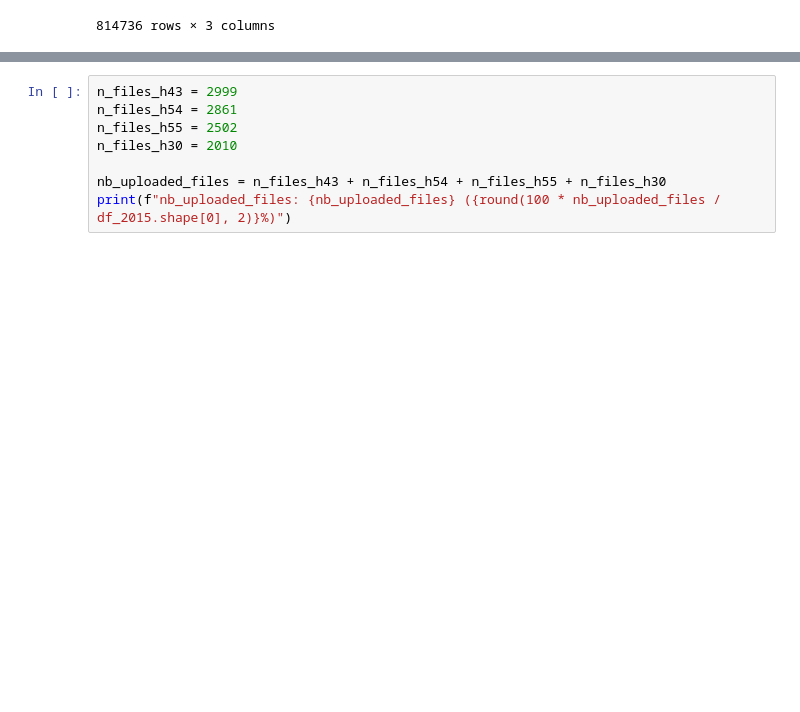
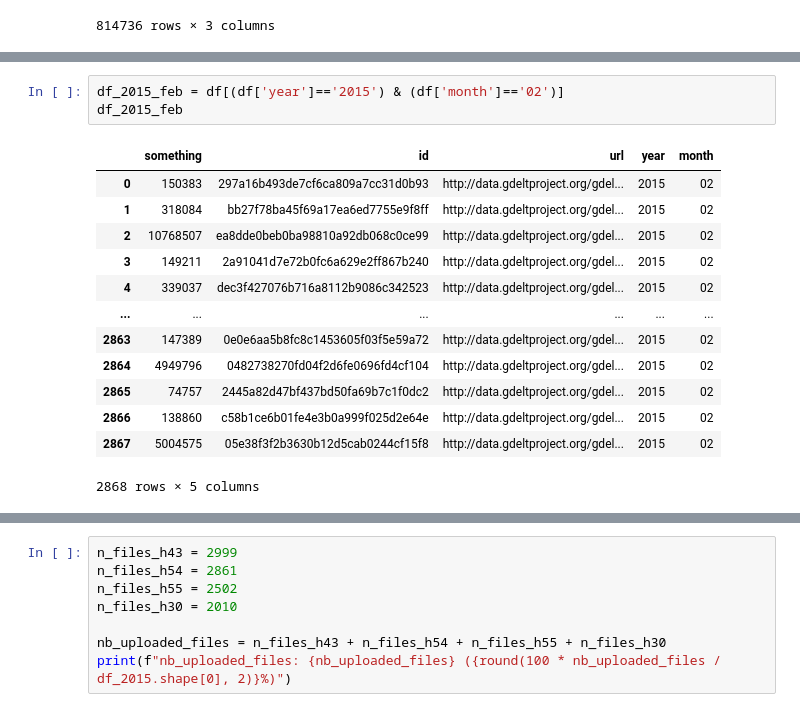
Before and after one commit to lbrejon/GDELT, a Jupyter notebook: notebooks/main.ipynb, the cells around one changed output, grey strips where cells are left out. Drawn from its saved outputs; the diff is of its cells as text; blank space fills up the shorter version.

```diff
--- a/notebooks/main.ipynb
+++ b/notebooks/main.ipynb
@@ -79,3 +84,20 @@ df
+# %%
+df_2015_feb = df[(df['year']=='2015') & (df['month']=='02')]
+df_2015_feb
+# %% [output]
+|  | something | id | url | year | month |
+| 0 | 150383 | 297a16b493de7cf6ca809a7cc31d0b93 | http://data.gdeltproject.org/gdel... | 2015 | 02 |
+| 1 | 318084 | bb27f78ba45f69a17ea6ed7755e9f8ff | http://data.gdeltproject.org/gdel... | 2015 | 02 |
+| 2 | 10768507 | ea8dde0beb0ba98810a92db068c0ce99 | http://data.gdeltproject.org/gdel... | 2015 | 02 |
+| 3 | 149211 | 2a91041d7e72b0fc6a629e2ff867b240 | http://data.gdeltproject.org/gdel... | 2015 | 02 |
+| 4 | 339037 | dec3f427076b716a8112b9086c342523 | http://data.gdeltproject.org/gdel... | 2015 | 02 |
+| ... | ... | ... | ... | ... | ... |
+| 2863 | 147389 | 0e0e6aa5b8fc8c1453605f03f5e59a72 | http://data.gdeltproject.org/gdel... | 2015 | 02 |
+| 2864 | 4949796 | 0482738270fd04f2d6fe0696fd4cf104 | http://data.gdeltproject.org/gdel... | 2015 | 02 |
+| 2865 | 74757 | 2445a82d47bf437bd50fa69b7c1f0dc2 | http://data.gdeltproject.org/gdel... | 2015 | 02 |
+| 2866 | 138860 | c58b1ce6b01fe4e3b0a999f025d2e64e | http://data.gdeltproject.org/gdel... | 2015 | 02 |
+| 2867 | 5004575 | 05e38f3f2b3630b12d5cab0244cf15f8 | http://data.gdeltproject.org/gdel... | 2015 | 02 |
+2868 rows × 5 columns
 # %%
 df_2015 = df[df['year']=='2015']
 print(df_2015.shape[0]/df.shape[0])
```
Also changed, not shown: parts of 13 cells of this notebook, 7 other files.
